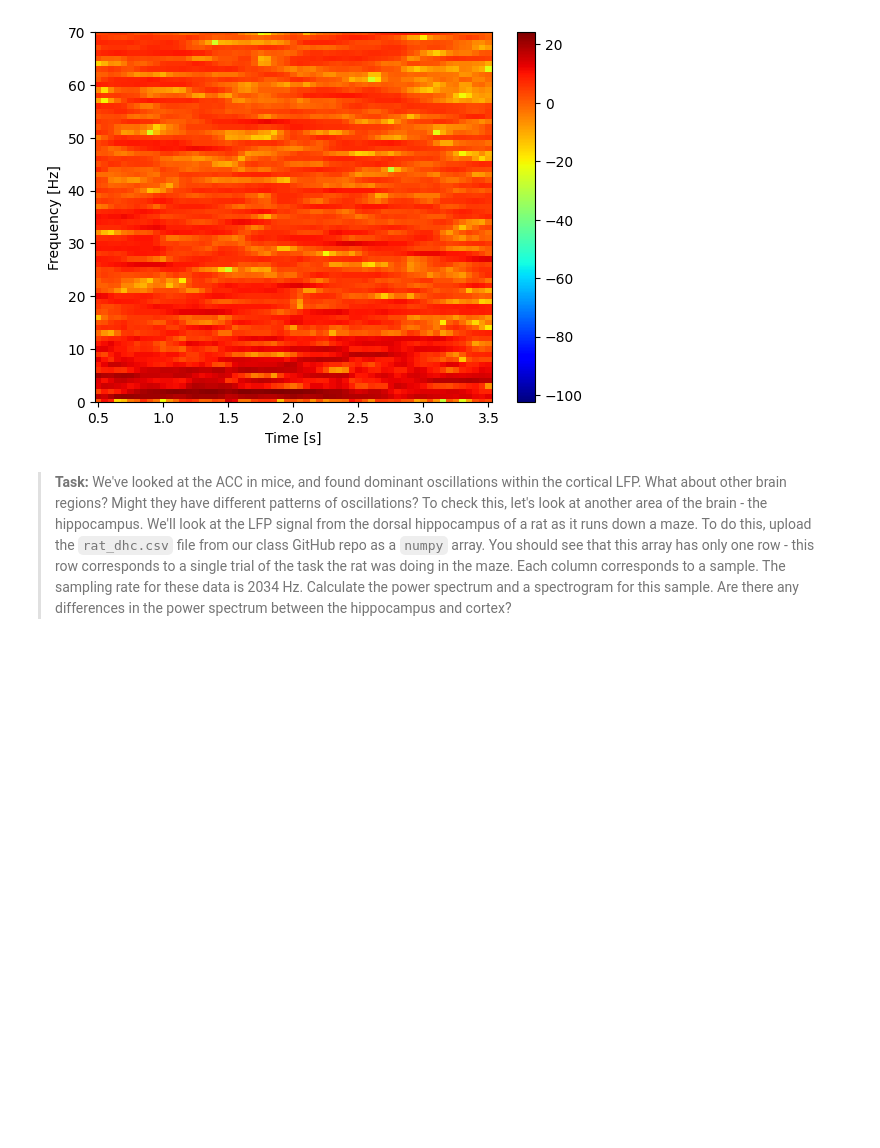
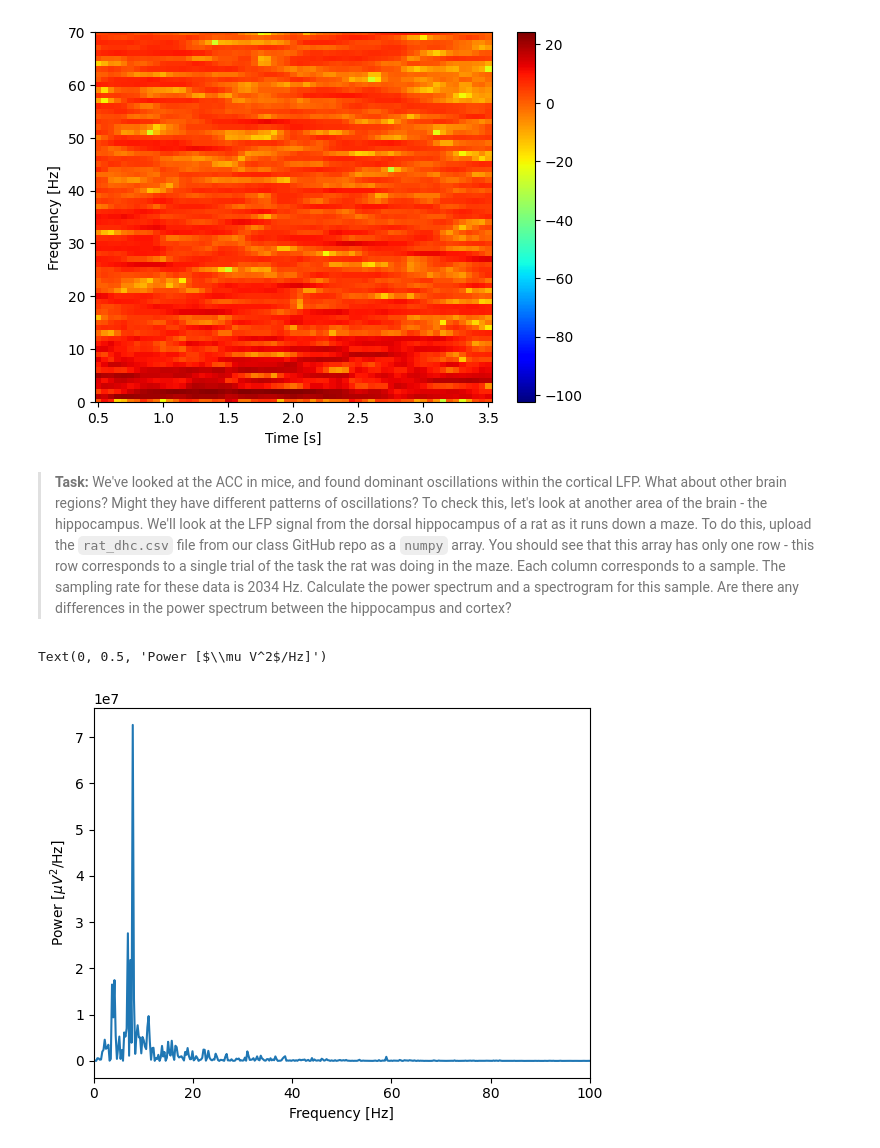
Before and after one commit to abbynam/neur-265, a Jupyter notebook: classwork/PSD_04_09_26.ipynb, the cells around one changed output. Saved outputs shown, nothing was run; the diff lists cells and outputs as text; code cells hidden in the pictures; blank space fills up the shorter version.

```diff
--- a/classwork/PSD_04_09_26.ipynb
+++ b/classwork/PSD_04_09_26.ipynb
@@ -206,0 +204,26 @@ rat_dhc = np.loadtxt('')
+# %%
+# Your code here!
+rat_dhc = np.loadtxt('https://raw.githubusercontent.com/hallockh/neur_265_spring2026/refs/heads/main/data/rat_dhc.csv', delimiter = ',')
+np.shape(rat_dhc)
+time2 = np.linspace(0, 8137/2034, 8137)
+
+x = rat_dhc         # Relabel the data variable
+dt = time[1] - time[0]  # Define the sampling interval
+N = x.shape[0]    # Define the total number of data points
+T = N * dt
+
+xf = np.fft.fft(x - x.mean())                  # Compute Fourier transform of x
+Sxx = 2 * dt ** 2 / T * (xf * np.conj(xf)) # Compute spectrum
+Sxx = Sxx[:int(len(x) / 2)]             # Ignore negative frequencies
+
+df = 1 / T.max()                        # Determine frequency resolution
+fNQ = 1 / dt / 2                        # Determine Nyquist frequency
+faxis = np.arange(0,fNQ,df)                # Construct frequency axis
+
+plt.plot(faxis[:-1], np.real(Sxx))                  # Plot spectrum vs frequency
+plt.xlim([0, 100])                          # Select frequency range
+plt.xlabel('Frequency [Hz]')                # Label the axes
+plt.ylabel('Power [$\mu V^2$/Hz]')
+# %% [output]
+Text(0, 0.5, 'Power [$\\mu V^2$/Hz]')
+[figure, added]
```
Also changed, not shown: parts of 2 cells of this notebook.
